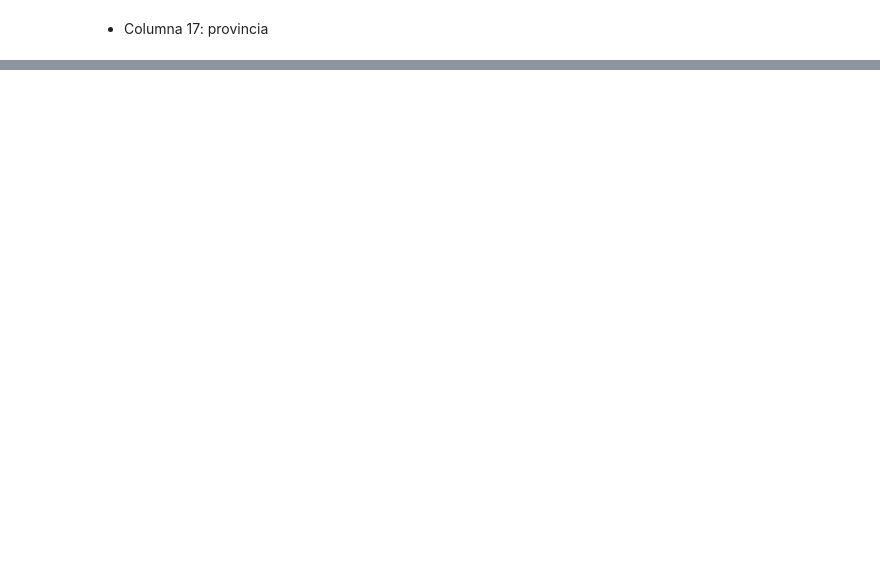
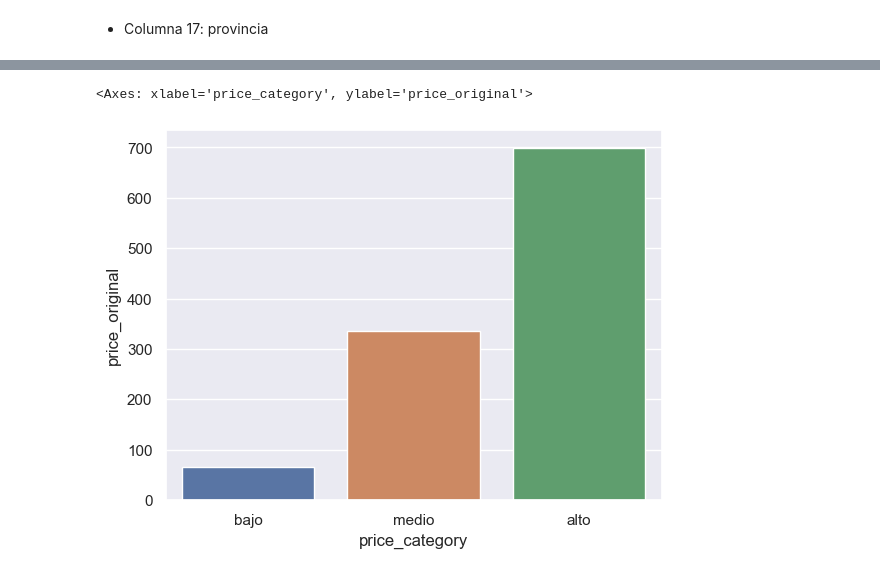
Before and after one commit to carlos1680/CPEDWObligatorio, a Jupyter notebook: trabajo.ipynb, the cells around one changed output, grey strips where cells are left out. Saved outputs shown, nothing was run; the diff lists cells and outputs as text; code cells hidden in the pictures; blank space fills up the shorter version.

```diff
--- a/trabajo.ipynb
+++ b/trabajo.ipynb
@@ -1927,0 +963,5 @@ memory usage: 159.8+ KB
+# %%
+sns.barplot(x="price_category", y="price_original", hue="price_category", data=df_alquileres, errorbar=None)
+# %% [output]
+<Axes: xlabel='price_category', ylabel='price_original'>
+[figure, added]
```
Also changed, not shown: parts of 139 cells of this notebook.
